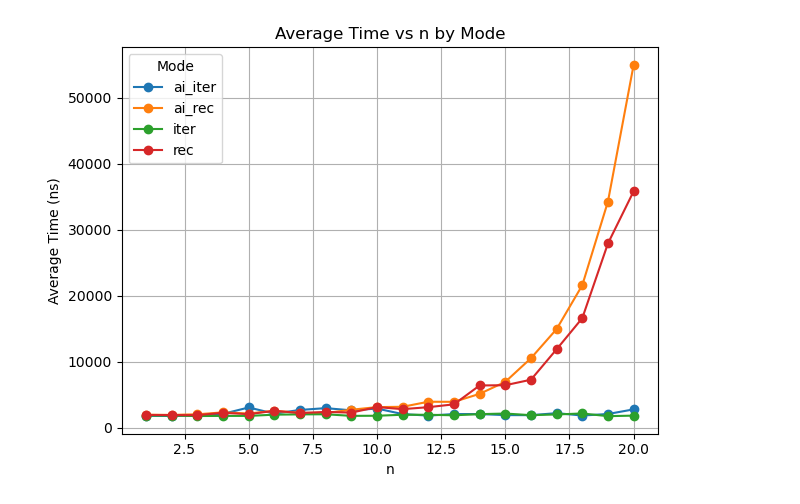
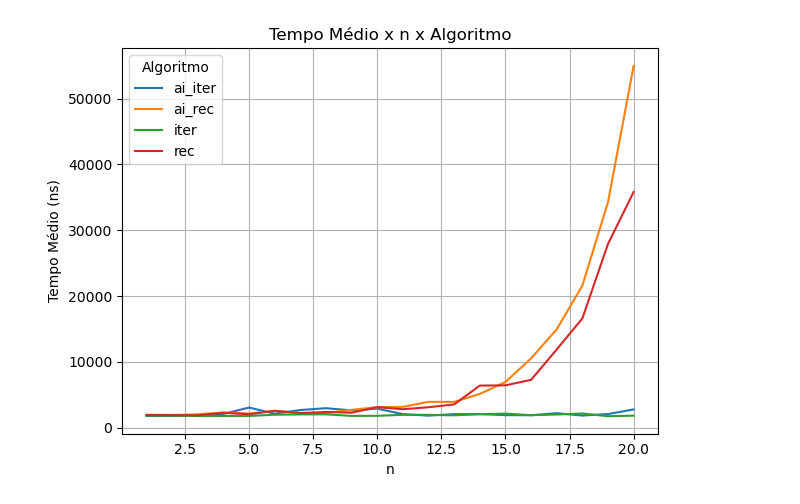
Before and after one commit to Patrick448/design-and-analysis-of-algorithms, a Jupyter notebook: algorithms_comparison.ipynb, the cells around one changed output. Drawn from its saved outputs; the diff is of its cells as text; code cells hidden in the pictures.

```diff
--- a/algorithms_comparison.ipynb
+++ b/algorithms_comparison.ipynb
@@ -41,15 +10,18 @@ df[df["mode"] == "rec"][["n","time_ns"]].groupby("n").mean().plot()
 # %%
+df = pd.read_csv('fib_results.csv')
+df[df["mode"] == "iter"][["n","time_ns"]].groupby("n").mean()
+
 # Group by mode and n, compute mean time
 grouped = df.groupby(["mode", "n"])["time_ns"].mean().unstack("mode")
 
 # Plot all modes on the same chart
-grouped.plot(marker='o')
-plt.title("Average Time vs n by Mode")
+grouped.plot()
+plt.title("Tempo Médio x n x Algoritmo")
 plt.xlabel("n")
-plt.ylabel("Average Time (ns)")
+plt.ylabel("Tempo Médio (ns)")
 plt.grid(True)
-plt.legend(title="Mode")
+plt.legend(title="Algoritmo")
 plt.tight_layout()
 plt.show()
 # %% [output]
-[figure, old version]
+[figure, new version]
```
Also changed, not shown: parts of 3 cells of this notebook, 6 other files.
